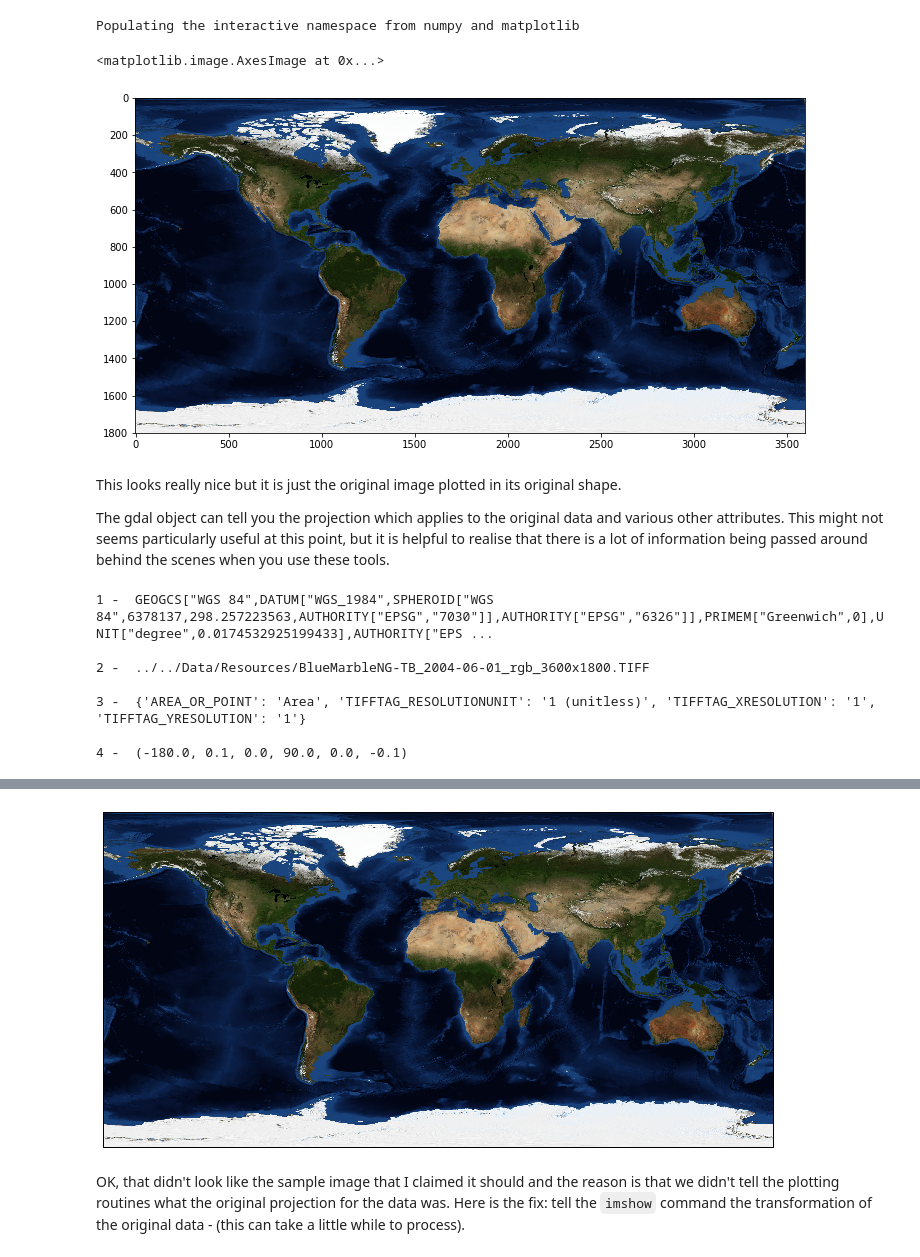
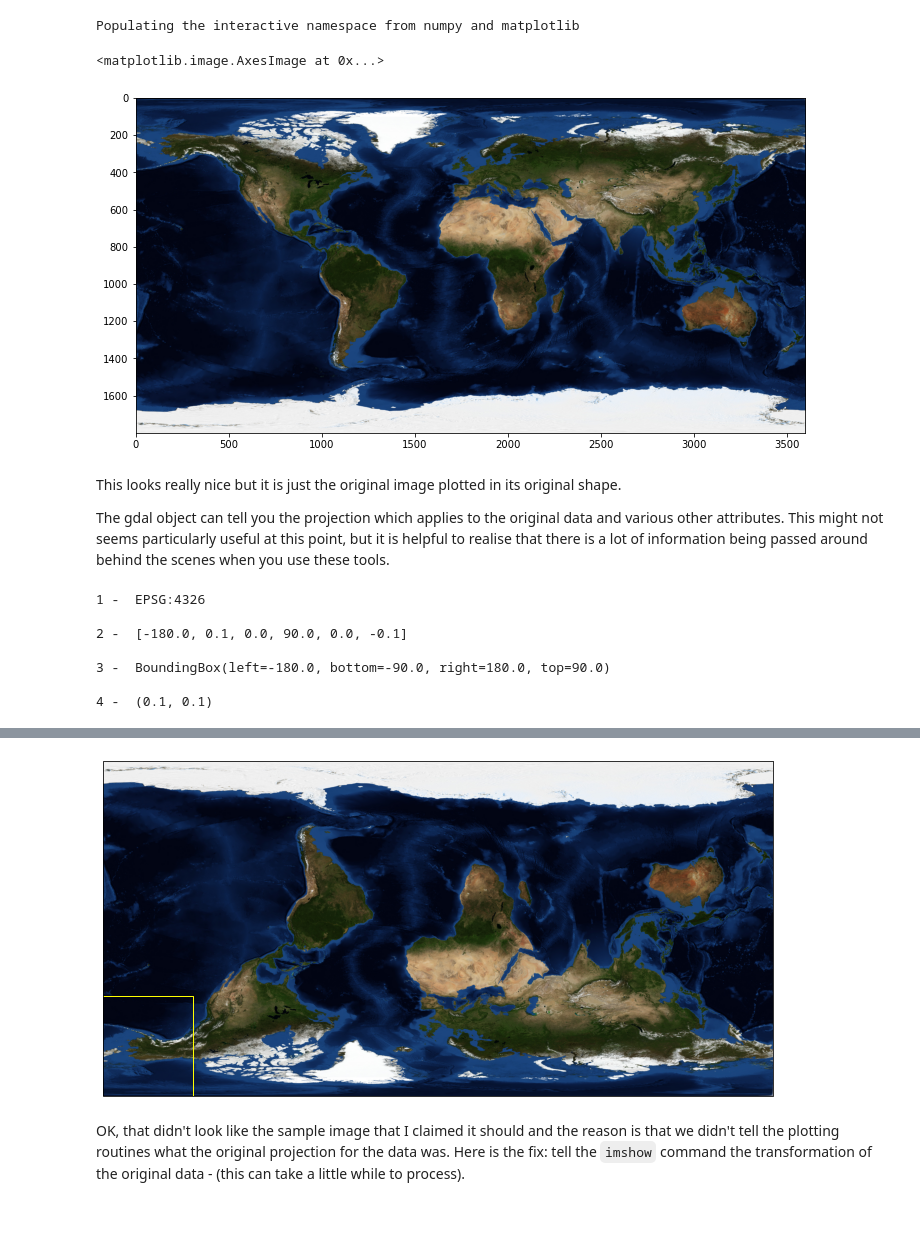
Before and after one commit to brmather/Python-for-Geoscientists, a Jupyter notebook: CourseContent/Notebooks/Mapping/2-Images and GeoTIFFs.ipynb, the cells around one changed output, grey strips where cells are left out. Cells and saved outputs as stored; diff of their text form; code cells hidden in the pictures; blank space fills up the shorter version.

Commit message:
GDAL be gone!

```diff
--- a/CourseContent/Notebooks/Mapping/2-Images and GeoTIFFs.ipynb
+++ b/CourseContent/Notebooks/Mapping/2-Images and GeoTIFFs.ipynb
@@ -14,9 +14,14 @@ import matplotlib.pyplot as plt
 # %% [output]
 Populating the interactive namespace from numpy and matplotlib
 # %%
-globalmarble      = gdal.Open("../../Data/Resources/BlueMarbleNG-TB_2004-06-01_rgb_3600x1800.TIFF")
-globalmarble_img  = globalmarble.ReadAsArray().transpose(1,2,0)
+# import gdal
+# globalmarble      = gdal.Open("../../Data/Resources/BlueMarbleNG-TB_2004-06-01_rgb_3600x1800.TIFF")
+# globalmarble_img  = globalmarble.ReadAsArray().transpose(1,2,0)
 
+globalmarble = rasterio.open("../../Data/Resources/BlueMarbleNG-TB_2004-06-01_rgb_3600x1800.TIFF")
+globalmarble_img = globalmarble.read()
+globalmarble_img = globalmarble_img.transpose(1,2,0)
+# globalmarble_img = np.rot90(globalmarble_img.T)
 # Note that we convert the gdal object into an image array - and also have to re-organise the data
 # This is a numpy call that you can look up to see what it does and you can also look
 # at the original array data to see what is there.
@@ -25,24 +30,24 @@ fig = plt.figure(figsize=(12, 12), facecolor="none")
 plt.imshow(globalmarble_img)
 # %% [output]
 <matplotlib.image.AxesImage at 0x...>
-[figure, old version]
+[figure, new version]
 # %% [markdown]
 This looks really nice but it is just the original image plotted in its original shape.
 
 The gdal object can tell you the projection which applies to the original data and various other attributes. This might not seems particularly useful at this point, but it is helpful to realise that there is a lot of information being passed around behind the scenes when you use these tools.
 # %%
-print ("1 - ", globalmarble.GetProjection(), "\n")
-print ("2 - ", globalmarble.GetDescription(), "\n")
-print ("3 - ", globalmarble.GetMetadata(), "\n")
-print ("4 - ", globalmarble.GetGeoTransform())
+print ("1 - ", globalmarble.crs, "\n")
+print ("2 - ", globalmarble.get_transform(), "\n")
+print ("3 - ", globalmarble.bounds, "\n")
+print ("4 - ", globalmarble.res)
 # %% [output]
-1 -  GEOGCS["WGS 84",DATUM["WGS_1984",SPHEROID["WGS 84",6378137,298.257223563,AUTHORITY["EPSG","7030"]],AUTHORITY["EPSG","6326"]],PRIMEM["Greenwich",0],UNIT["degree",0.0174532925199433],AUTHORITY["EPS ...
+1 -  EPSG:4326
 
-2 -  ../../Data/Resources/BlueMarbleNG-TB_2004-06-01_rgb_3600x1800.TIFF
+2 -  [-180.0, 0.1, 0.0, 90.0, 0.0, -0.1]
 
-3 -  {'AREA_OR_POINT': 'Area', 'TIFFTAG_RESOLUTIONUNIT': '1 (unitless)', 'TIFFTAG_XRESOLUTION': '1', 'TIFFTAG_YRESOLUTION': '1'}
+3 -  BoundingBox(left=-180.0, bottom=-90.0, right=180.0, top=90.0)
 
-4 -  (-180.0, 0.1, 0.0, 90.0, 0.0, -0.1)
+4 -  (0.1, 0.1)
 # %% [markdown]
 ### Projections
 
@@ -54,11 +59,11 @@ Let's try what we used before to plot with a different projection. Specifically,
 # %%
 fig = plt.figure(figsize=(12, 12), facecolor="none")
 ax = plt.axes(projection=ccrs.Orthographic())
-plt.imshow(globalmarble_img, zorder=0)
+plt.imshow(globalmarble_img, zorder=0, origin='lower')
 ax.coastlines(color="Yellow", zorder=1)
 plt.show()
 # %% [output]
-[figure, old version]
+[figure, new version]
 # %% [markdown]
 OK, that didn't look like the sample image that I claimed it should and the reason is that we didn't tell the plotting routines what the original projection for the data was. Here is the fix: tell the ``imshow`` command the transformation of the original data - (this can take a little while to process).
 # %%
```
Also changed, not shown: parts of 3 cells of this notebook, 9 other files.
